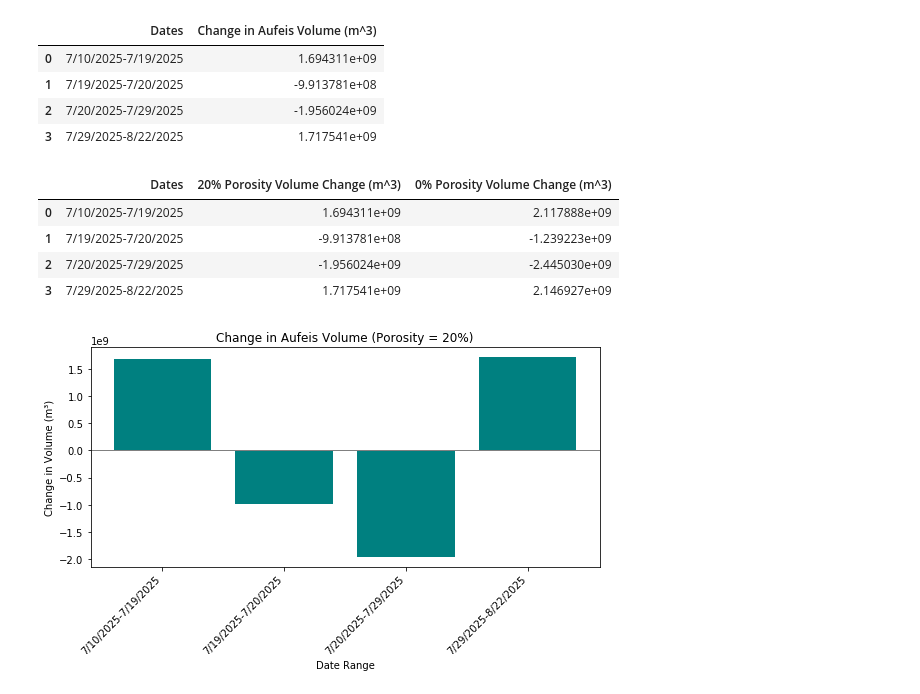
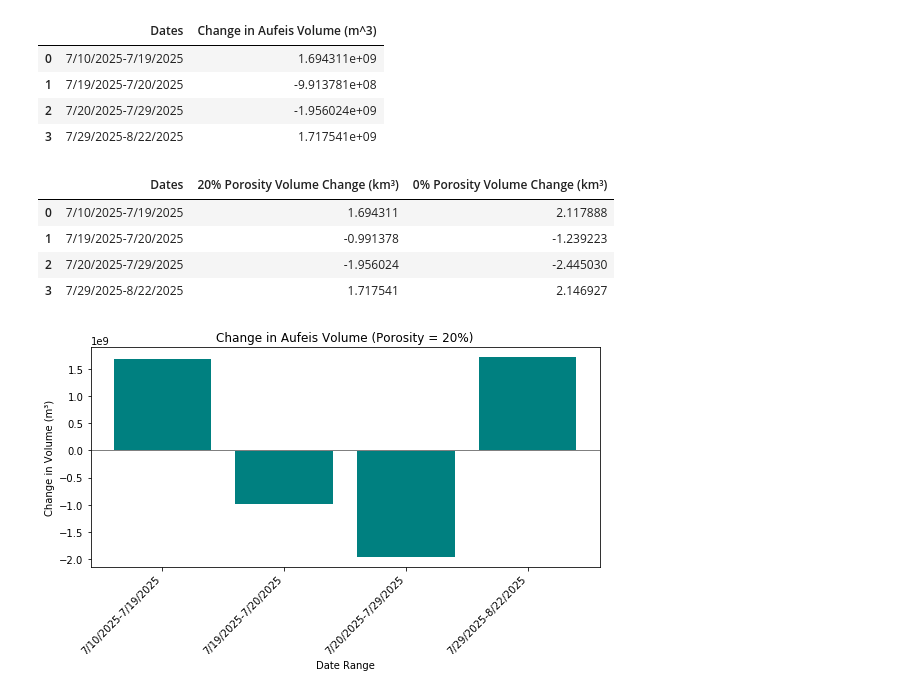
Before and after one commit to mlmac-seid/SWOT-aufeis, a Jupyter notebook: 4.0_aufeis_timeseries.ipynb, the cells around one changed output. Drawn from its saved outputs; the diff is of its cells as text; code cells hidden in the pictures.

Commit message:
volume changes in km^3 instead of m^3

```diff
--- a/4.0_aufeis_timeseries.ipynb
+++ b/4.0_aufeis_timeseries.ipynb
@@ -261,14 +261,17 @@ vol_changes_porosity20_df
 # %%
 # Combine volume change dataframes for both porosities
 vol_changes = pd.merge(vol_changes_porosity20_df, vol_changes_porosity0_df, on='Dates', how='inner')
 vol_changes = vol_changes.rename(columns={'Change in Aufeis Volume (m^3)_x': '20% Porosity Volume Change (m^3)', 'Change in Aufeis Volume (m^3)_y': '0% Porosity Volume Change (m^3)'})
+vol_changes['20% Porosity Volume Change (km³)'] = vol_changes['20% Porosity Volume Change (m^3)'] / 1e9
+vol_changes['0% Porosity Volume Change (km³)'] = vol_changes['0% Porosity Volume Change (m^3)'] / 1e9
+vol_changes = vol_changes.drop(columns=['20% Porosity Volume Change (m^3)', '0% Porosity Volume Change (m^3)'])
 vol_changes
 # %% [output]
-|  | Dates | 20% Porosity Volume Change (m^3) | 0% Porosity Volume Change (m^3) |
-| 0 | 7/10/2025-7/19/2025 | 1.694311e+09 | 2.117888e+09 |
-| 1 | 7/19/2025-7/20/2025 | -9.913781e+08 | -1.239223e+09 |
-| 2 | 7/20/2025-7/29/2025 | -1.956024e+09 | -2.445030e+09 |
-| 3 | 7/29/2025-8/22/2025 | 1.717541e+09 | 2.146927e+09 |
+|  | Dates | 20% Porosity Volume Change (km³) | 0% Porosity Volume Change (km³) |
+| 0 | 7/10/2025-7/19/2025 | 1.694311 | 2.117888 |
+| 1 | 7/19/2025-7/20/2025 | -0.991378 | -1.239223 |
+| 2 | 7/20/2025-7/29/2025 | -1.956024 | -2.445030 |
+| 3 | 7/29/2025-8/22/2025 | 1.717541 | 2.146927 |
 # %%
 # Bar charts for aufeis volume changes for both porosities
 
```
